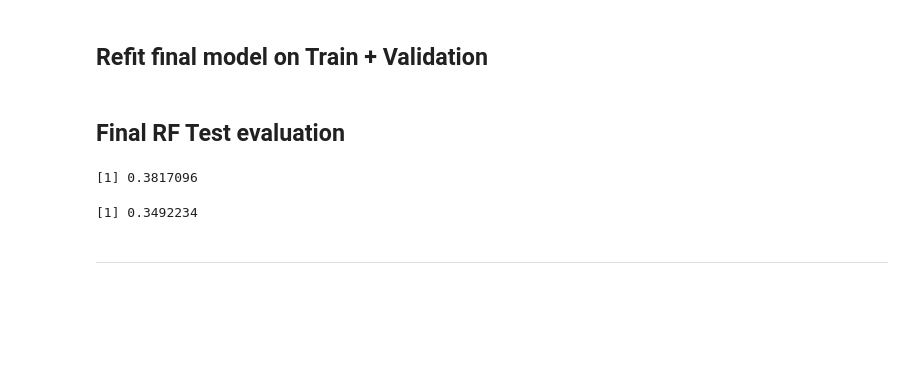
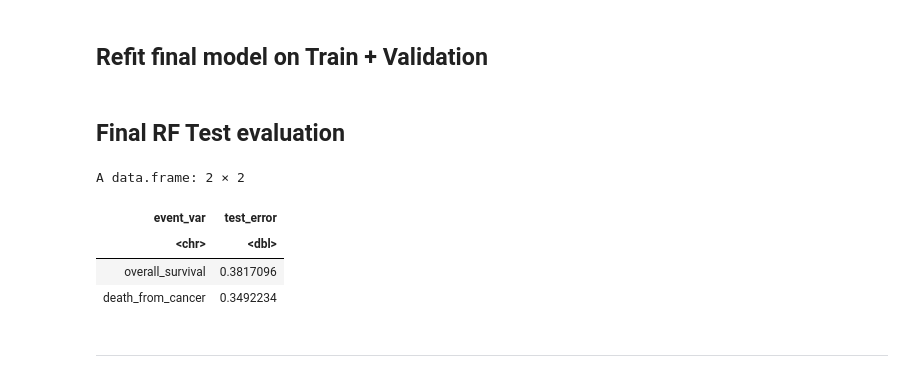
Before and after one commit to harrisdurrani/data_mining_project, a Jupyter notebook: Ensemble Tree Methods (R code).ipynb, the cells around one changed output. Saved outputs shown, nothing was run; the diff lists cells and outputs as text; code cells hidden in the pictures; blank space fills up the shorter version.

Commit message:
Made a final results table for RF

```diff
--- a/Ensemble Tree Methods (R code).ipynb
+++ b/Ensemble Tree Methods (R code).ipynb
@@ -1075,21 +1075,28 @@ dfc_rf_pred_test <- predict(dfc_rf_final, newdata = dfc_test)
 # %%
 os_rf_test_err <- if (!is.null(os_rf_pred_test$err.rate) && length(os_rf_pred_test$err.rate) > 0) {
   as.numeric(tail(os_rf_pred_test$err.rate, 1))
 } else {
   NA_real_
 }
 
 dfc_rf_test_err <- if (!is.null(dfc_rf_pred_test$err.rate) && length(dfc_rf_pred_test$err.rate) > 0) {
   as.numeric(tail(dfc_rf_pred_test$err.rate, 1))
 } else {
   NA_real_
 }
 
-os_rf_test_err
-dfc_rf_test_err
+final_rf_results <- data.frame(
+  event_var = c("overall_survival", "death_from_cancer"),
+  test_error = c(os_rf_test_err, dfc_rf_test_err)
+)
+
+final_rf_results
 # %% [output]
-[1] 0.3817096
+A data.frame: 2 × 2
-[1] 0.3492234
+| event_var | test_error |
+| <chr> | <dbl> |
+| overall_survival | 0.3817096 |
+| death_from_cancer | 0.3492234 |
 # %% [markdown]
 ---
 # %% [markdown]
```
